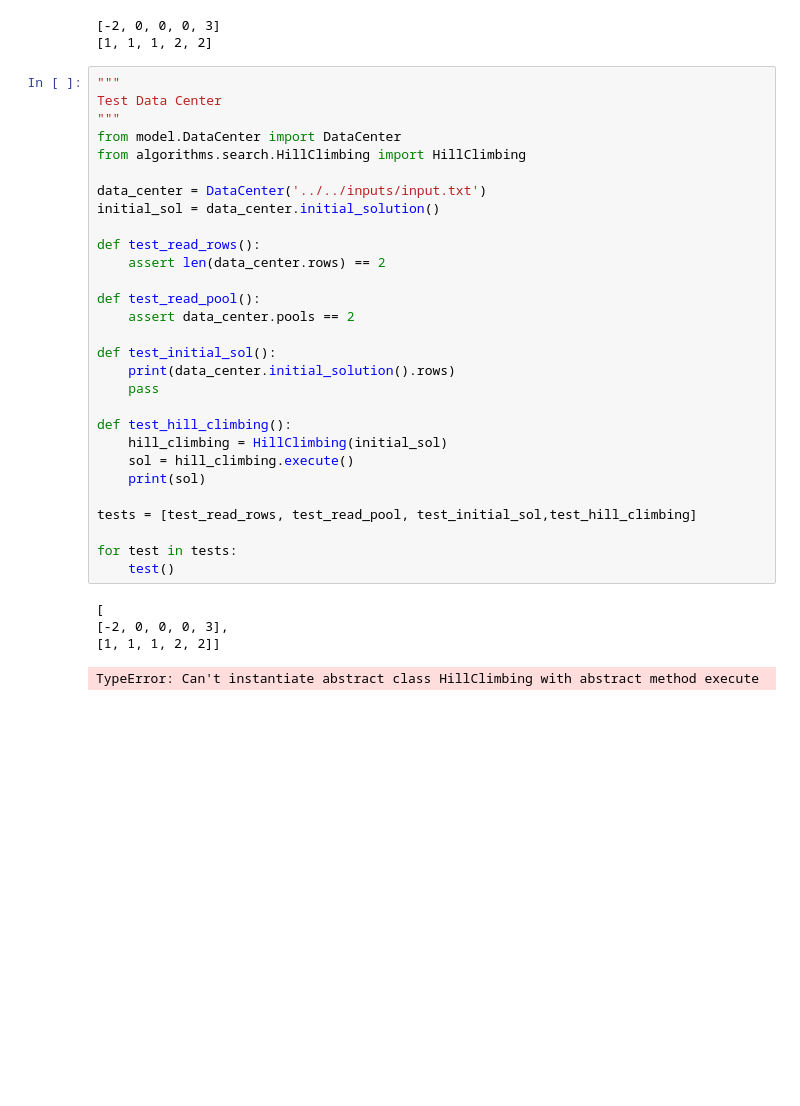
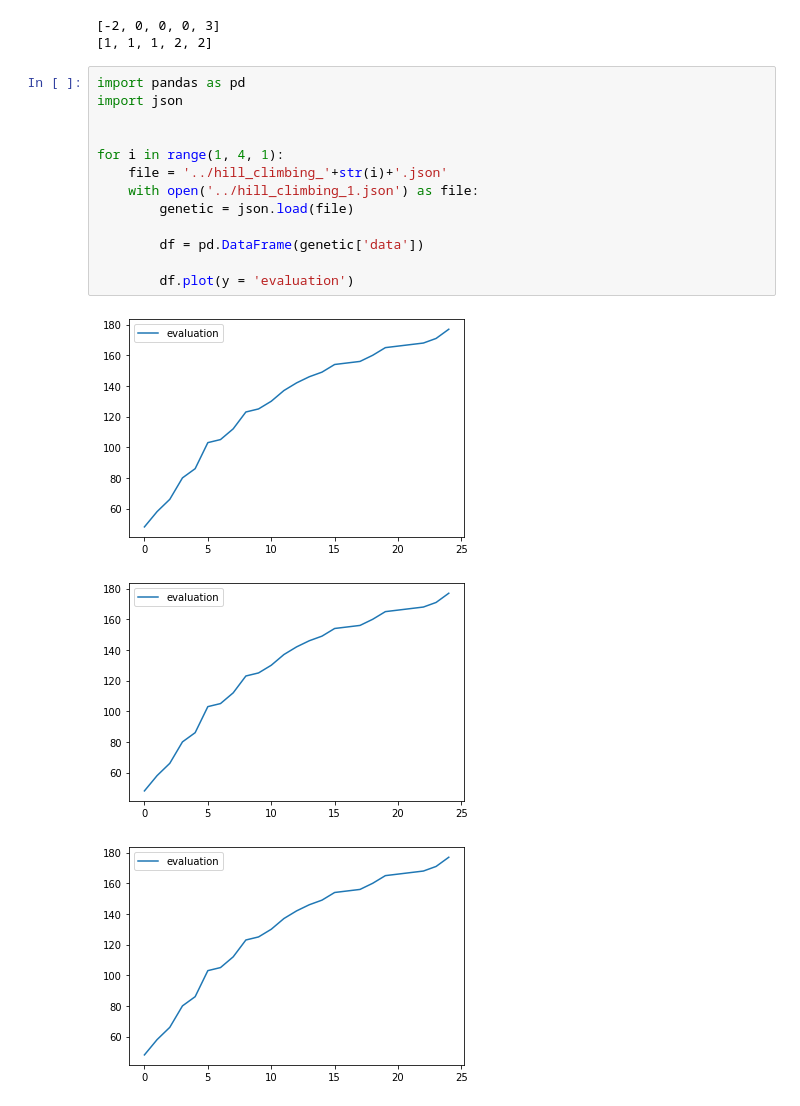
Before and after one commit to JoaoAMarinho/FEUP-IA, a Jupyter notebook: src/tests.ipynb, the cells around one changed output. Saved outputs shown, nothing was run; the diff lists cells and outputs as text; blank space fills up the shorter version.

Commit message:
tests

```diff
--- a/src/tests.ipynb
+++ b/src/tests.ipynb
@@ -6,37 +6,20 @@ for x in data_center.rows: print(x.slots)
 # %% [output]
 [-2, 0, 0, 0, 3]
 [1, 1, 1, 2, 2]
-# %%
-"""
-Test Data Center
-"""
-from model.DataCenter import DataCenter
-from algorithms.search.HillClimbing import HillClimbing
-
-data_center = DataCenter('../../inputs/input.txt')
-initial_sol = data_center.initial_solution()
-
-def test_read_rows():
-    assert len(data_center.rows) == 2
-
-def test_read_pool():
-    assert data_center.pools == 2
-
-def test_initial_sol():
-    print(data_center.initial_solution().rows)
-    pass
-
-def test_hill_climbing():
-    hill_climbing = HillClimbing(initial_sol)
-    sol = hill_climbing.execute()
-    print(sol)
-
-tests = [test_read_rows, test_read_pool, test_initial_sol,test_hill_climbing]
-
-for test in tests:
-    test()
-# %% [output]
-[
-[-2, 0, 0, 0, 3],
-[1, 1, 1, 2, 2]]
-TypeError: Can't instantiate abstract class HillClimbing with abstract method execute
+# %%
+import pandas as pd
+import json
+
+
+for i in range(1, 4, 1):
+    file = '../hill_climbing_'+str(i)+'.json'
+    with open('../hill_climbing_1.json') as file:
+        genetic = json.load(file)
+
+        df = pd.DataFrame(genetic['data'])
+
+        df.plot(y = 'evaluation')
+# %% [output]
+[figure, added]
+[figure, added]
+[figure, added]
```
Also changed, not shown: parts of 3 cells of this notebook, 20 other files.
